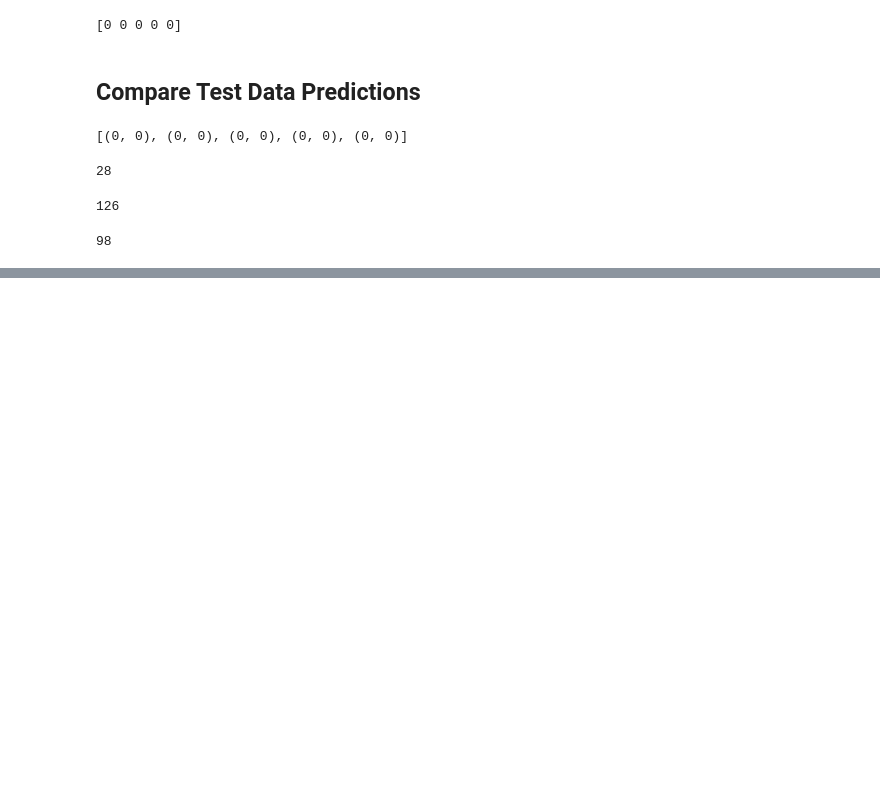
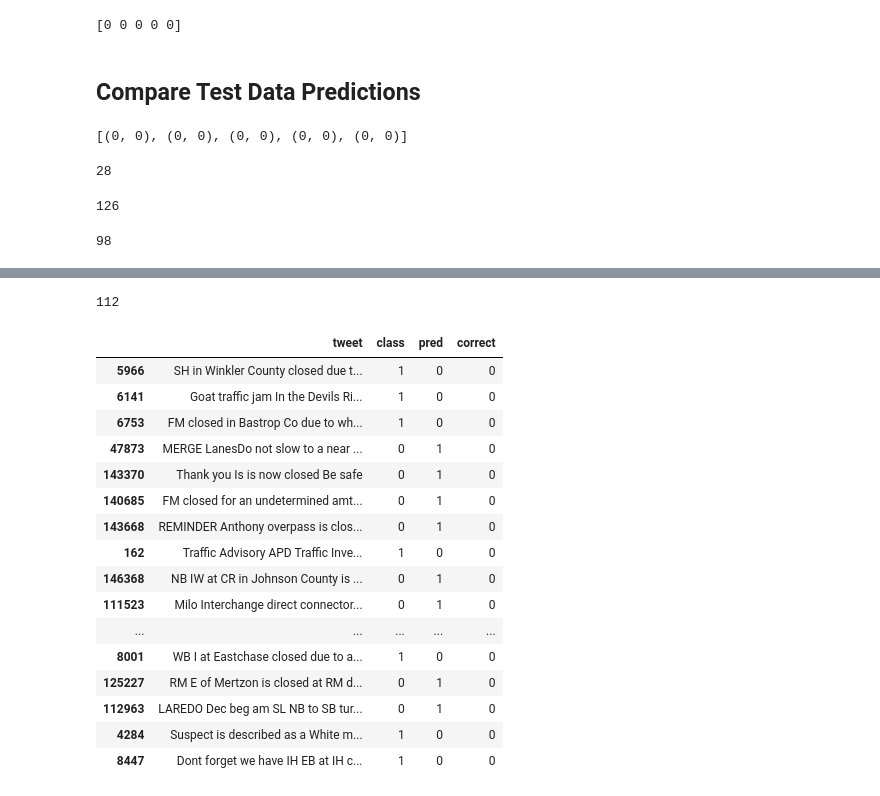
Before and after one commit to KellySlatery/client_project, a Jupyter notebook: 07_Model_Data_1.ipynb, the cells around one changed output, grey strips where cells are left out. Saved outputs shown, nothing was run; the diff lists cells and outputs as text; code cells hidden in the pictures; blank space fills up the shorter version.

```diff
--- a/07_Model_Data_1.ipynb
+++ b/07_Model_Data_1.ipynb
@@ -567,0 +570,5 @@ count
+# %%
+# Get y predictions on test set of train data
+model_lr = pickle.load(open('./assets/lr_cv.sav','rb'))
+y_pred = model_lr.predict(X_test)
+print(model_lr.predict(X_test)[:5])
@@ -567,0 +614,5 @@ count
+# %%
+# Create dataframe of test set of train data
+explore_df = pd.DataFrame(X_test)
+explore_df = pd.concat([explore_df, y_test], axis=1)
+explore_df.head()
@@ -567,0 +626,4 @@ count
+# %%
+# Add predictions column
+explore_df['pred'] = y_pred
+explore_df.head()
@@ -567,0 +637,45 @@ count
+# %%
+# Create a column indicating misclassified tweet
+correct = []
+for x, y in zip(y_test, y_pred):
+    if x == y:
+        correct.append(1)
+    else:
+        correct.append(0)
+# Verify that list contains both 112 0s
+count = 0
+for num in correct:
+    if num == 0:
+        count += 1
+count
+# %% [output]
+112
+# %%
+# Return a dataframe of misclassified tweets
+explore_df['correct'] = correct
+misclassified = explore_df[explore_df['correct'] == 0]
+
+# Set view options and look at misclassified tweets
+pd.set_option('display.max_rows', None)
+pd.set_option('display.max_columns', None)
+pd.set_option('display.width', None)
+pd.set_option('display.max_colwidth', -1)
+misclassified
+# %% [output]
+|  | tweet | class | pred | correct |
+| 5966 | SH in Winkler County closed due t... | 1 | 0 | 0 |
+| 6141 | Goat traffic jam In the Devils Ri... | 1 | 0 | 0 |
+| 6753 | FM closed in Bastrop Co due to wh... | 1 | 0 | 0 |
+| 47873 | MERGE LanesDo not slow to a near ... | 0 | 1 | 0 |
+| 143370 | Thank you Is is now closed Be safe | 0 | 1 | 0 |
+| 140685 | FM closed for an undetermined amt... | 0 | 1 | 0 |
+| 143668 | REMINDER Anthony overpass is clos... | 0 | 1 | 0 |
+| 162 | Traffic Advisory APD Traffic Inve... | 1 | 0 | 0 |
+| 146368 | NB IW at CR in Johnson County is ... | 0 | 1 | 0 |
+| 111523 | Milo Interchange direct connector... | 0 | 1 | 0 |
+| ... | ... | ... | ... | ... |
+| 8001 | WB I at Eastchase closed due to a... | 1 | 0 | 0 |
+| 125227 | RM E of Mertzon is closed at RM d... | 0 | 1 | 0 |
+| 112963 | LAREDO Dec beg am SL NB to SB tur... | 0 | 1 | 0 |
+| 4284 | Suspect is described as a White m... | 1 | 0 | 0 |
+| 8447 | Dont forget we have IH EB at IH c... | 1 | 0 | 0 |
```
Also changed, not shown: parts of 8 cells of this notebook, 6 other files.
